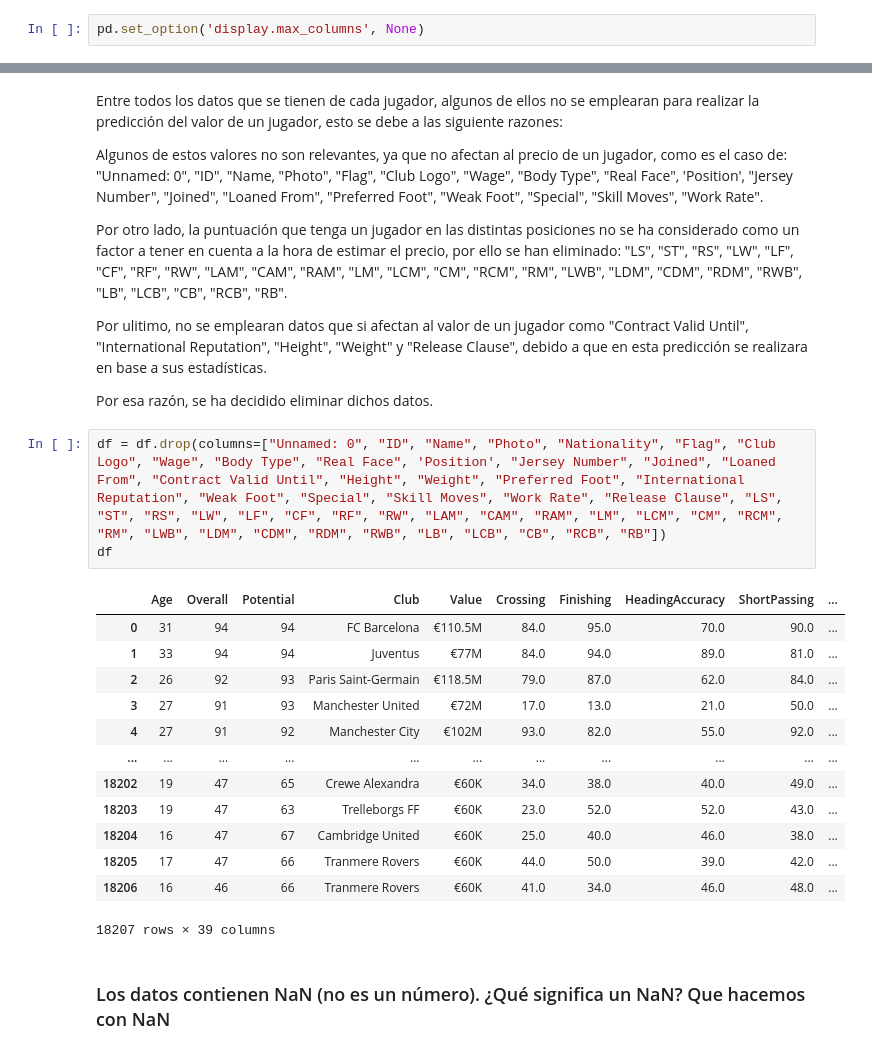
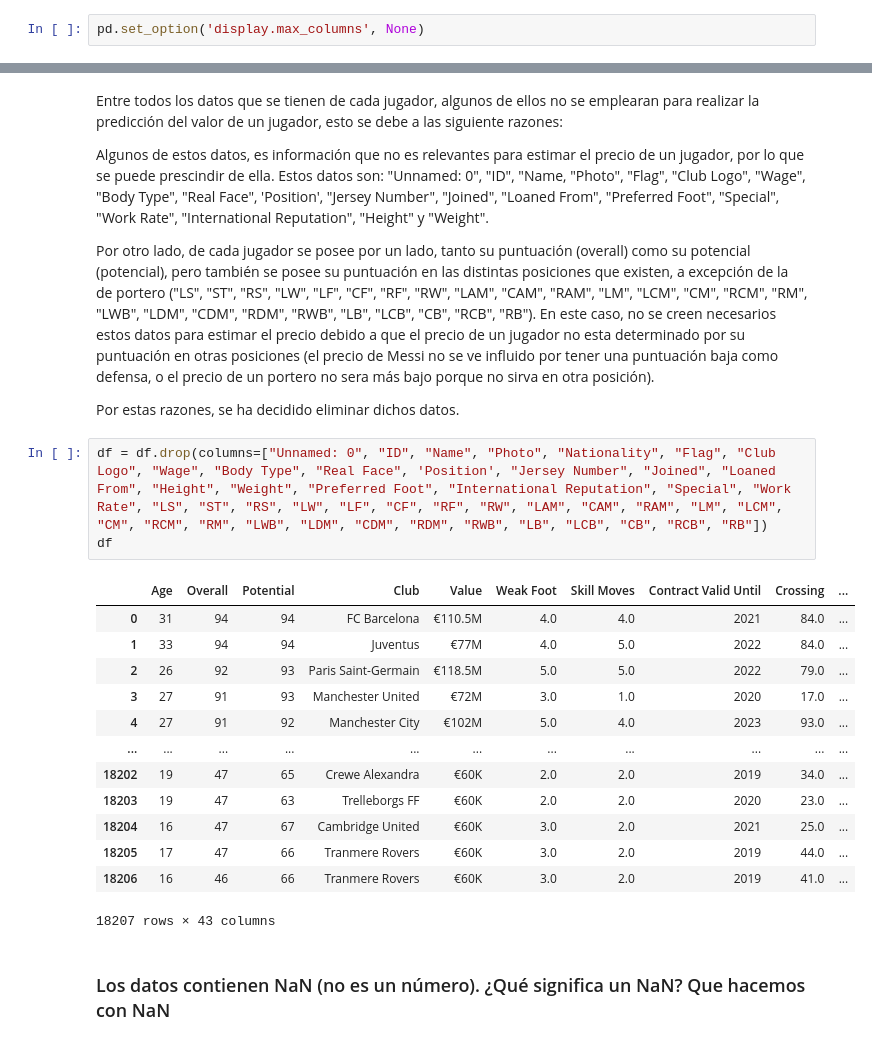
Before and after one commit to CarlosSR021/PracticaFifa20-21, a Jupyter notebook: PracticaFifa.ipynb, the cells around one changed output, grey strips where cells are left out. Cells and saved outputs as stored; diff of their text form.

```diff
--- a/PracticaFifa.ipynb
+++ b/PracticaFifa.ipynb
@@ -59,30 +59,28 @@ df.describe()
 # %% [markdown]
 Entre todos los datos que se tienen de cada jugador, algunos de ellos no se emplearan para realizar la predicción del valor de un jugador, esto se debe a las siguiente razones:
 
-Algunos de estos valores no son relevantes, ya que no afectan al precio de un jugador, como es el caso de: "Unnamed: 0", "ID", "Name, "Photo", "Flag", "Club Logo", "Wage", "Body Type", "Real Face", 'Position', "Jersey Number", "Joined", "Loaned From", "Preferred Foot", "Weak Foot", "Special", "Skill Moves", "Work Rate".
+Algunos de estos datos, es información que no es relevantes para estimar el precio de un jugador, por lo que se puede prescindir de ella. Estos datos son: "Unnamed: 0", "ID", "Name, "Photo", "Flag", "Club Logo", "Wage", "Body Type", "Real Face", 'Position', "Jersey Number", "Joined", "Loaned From", "Preferred Foot", "Special", "Work Rate", "International Reputation", "Height" y "Weight".
 
-Por otro lado, la puntuación que tenga un jugador en las distintas posiciones no se ha considerado como un factor a tener en cuenta a la hora de estimar el precio, por ello se han eliminado: "LS", "ST", "RS", "LW", "LF", "CF", "RF", "RW", "LAM", "CAM", "RAM", "LM", "LCM", "CM", "RCM", "RM", "LWB", "LDM", "CDM", "RDM", "RWB", "LB", "LCB", "CB", "RCB", "RB".
+Por otro lado, de cada jugador se posee por un lado, tanto su puntuación (overall) como su potencial (potencial), pero también se posee su puntuación en las distintas posiciones que existen, a excepción de la de portero ("LS", "ST", "RS", "LW", "LF", "CF", "RF", "RW", "LAM", "CAM", "RAM", "LM", "LCM", "CM", "RCM", "RM", "LWB", "LDM", "CDM", "RDM", "RWB", "LB", "LCB", "CB", "RCB", "RB"). En este caso, no se creen necesarios estos datos para estimar el precio debido a que el precio de un jugador no esta determinado por su puntuación en otras posiciones (el precio de Messi no se ve influido por tener una puntuación baja como defensa, o el precio de un portero no sera más bajo porque no sirva en otra posición).
 
-Por ulitimo, no se emplearan datos que si afectan al valor de un jugador como "Contract Valid Until", "International Reputation", "Height", "Weight" y "Release Clause", debido a que en esta predicción se realizara en base a sus estadísticas.
-
-Por esa razón, se ha decidido eliminar dichos datos.
+Por estas razones, se ha decidido eliminar dichos datos.
 # %%
-df = df.drop(columns=["Unnamed: 0", "ID", "Name", "Photo", "Nationality", "Flag", "Club Logo", "Wage", "Body Type", "Real Face", 'Position', "Jersey Number", "Joined", "Loaned From", "Contract Valid Until", "Height", "Weight", "Preferred Foot", "International Reputation", "Weak Foot", "Special", "Skill Moves", "Work Rate", "Release Clause", "LS", "ST", "RS", "LW", "LF", "CF", "RF", "RW", "LAM", "CAM", "RAM", "LM", "LCM", "CM", "RCM", "RM", "LWB", "LDM", "CDM", "RDM", "RWB", "LB", "LCB", "CB", "RCB", "RB"])
+df = df.drop(columns=["Unnamed: 0", "ID", "Name", "Photo", "Nationality", "Flag", "Club Logo", "Wage", "Body Type", "Real Face", 'Position', "Jersey Number", "Joined", "Loaned From", "Height", "Weight", "Preferred Foot", "International Reputation", "Special", "Work Rate", "LS", "ST", "RS", "LW", "LF", "CF", "RF", "RW", "LAM", "CAM", "RAM", "LM", "LCM", "CM", "RCM", "RM", "LWB", "LDM", "CDM", "RDM", "RWB", "LB", "LCB", "CB", "RCB", "RB"])
 df
 # %% [output]
-|  | Age | Overall | Potential | Club | Value | Crossing | Finishing | HeadingAccuracy | ShortPassing | ... |
-| 0 | 31 | 94 | 94 | FC Barcelona | €110.5M | 84.0 | 95.0 | 70.0 | 90.0 | ... |
-| 1 | 33 | 94 | 94 | Juventus | €77M | 84.0 | 94.0 | 89.0 | 81.0 | ... |
-| 2 | 26 | 92 | 93 | Paris Saint-Germain | €118.5M | 79.0 | 87.0 | 62.0 | 84.0 | ... |
-| 3 | 27 | 91 | 93 | Manchester United | €72M | 17.0 | 13.0 | 21.0 | 50.0 | ... |
-| 4 | 27 | 91 | 92 | Manchester City | €102M | 93.0 | 82.0 | 55.0 | 92.0 | ... |
+|  | Age | Overall | Potential | Club | Value | Weak Foot | Skill Moves | Contract Valid Until | Crossing | ... |
+| 0 | 31 | 94 | 94 | FC Barcelona | €110.5M | 4.0 | 4.0 | 2021 | 84.0 | ... |
+| 1 | 33 | 94 | 94 | Juventus | €77M | 4.0 | 5.0 | 2022 | 84.0 | ... |
+| 2 | 26 | 92 | 93 | Paris Saint-Germain | €118.5M | 5.0 | 5.0 | 2022 | 79.0 | ... |
+| 3 | 27 | 91 | 93 | Manchester United | €72M | 3.0 | 1.0 | 2020 | 17.0 | ... |
+| 4 | 27 | 91 | 92 | Manchester City | €102M | 5.0 | 4.0 | 2023 | 93.0 | ... |
 | ... | ... | ... | ... | ... | ... | ... | ... | ... | ... | ... |
-| 18202 | 19 | 47 | 65 | Crewe Alexandra | €60K | 34.0 | 38.0 | 40.0 | 49.0 | ... |
-| 18203 | 19 | 47 | 63 | Trelleborgs FF | €60K | 23.0 | 52.0 | 52.0 | 43.0 | ... |
-| 18204 | 16 | 47 | 67 | Cambridge United | €60K | 25.0 | 40.0 | 46.0 | 38.0 | ... |
-| 18205 | 17 | 47 | 66 | Tranmere Rovers | €60K | 44.0 | 50.0 | 39.0 | 42.0 | ... |
-| 18206 | 16 | 46 | 66 | Tranmere Rovers | €60K | 41.0 | 34.0 | 46.0 | 48.0 | ... |
+| 18202 | 19 | 47 | 65 | Crewe Alexandra | €60K | 2.0 | 2.0 | 2019 | 34.0 | ... |
+| 18203 | 19 | 47 | 63 | Trelleborgs FF | €60K | 2.0 | 2.0 | 2020 | 23.0 | ... |
+| 18204 | 16 | 47 | 67 | Cambridge United | €60K | 3.0 | 2.0 | 2021 | 25.0 | ... |
+| 18205 | 17 | 47 | 66 | Tranmere Rovers | €60K | 3.0 | 2.0 | 2019 | 44.0 | ... |
+| 18206 | 16 | 46 | 66 | Tranmere Rovers | €60K | 3.0 | 2.0 | 2019 | 41.0 | ... |
-18207 rows × 39 columns
+18207 rows × 43 columns
 # %% [markdown]
 ### Los datos contienen NaN (no es un número). ¿Qué significa un NaN? Que hacemos con NaN
 # %% [markdown]
```
Also changed, not shown: parts of 33 cells of this notebook.
